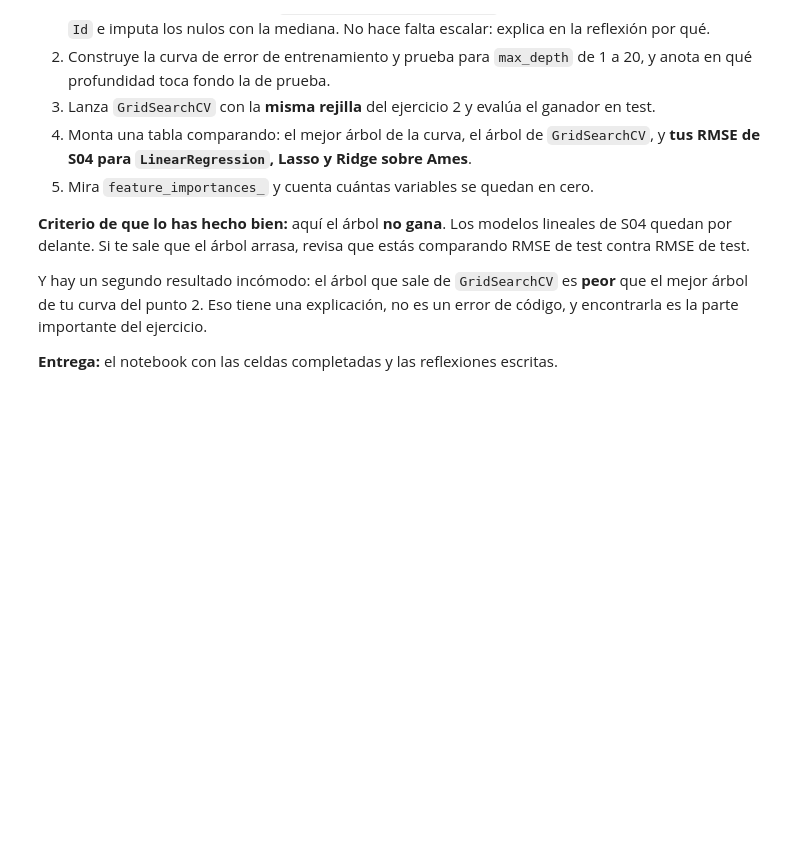
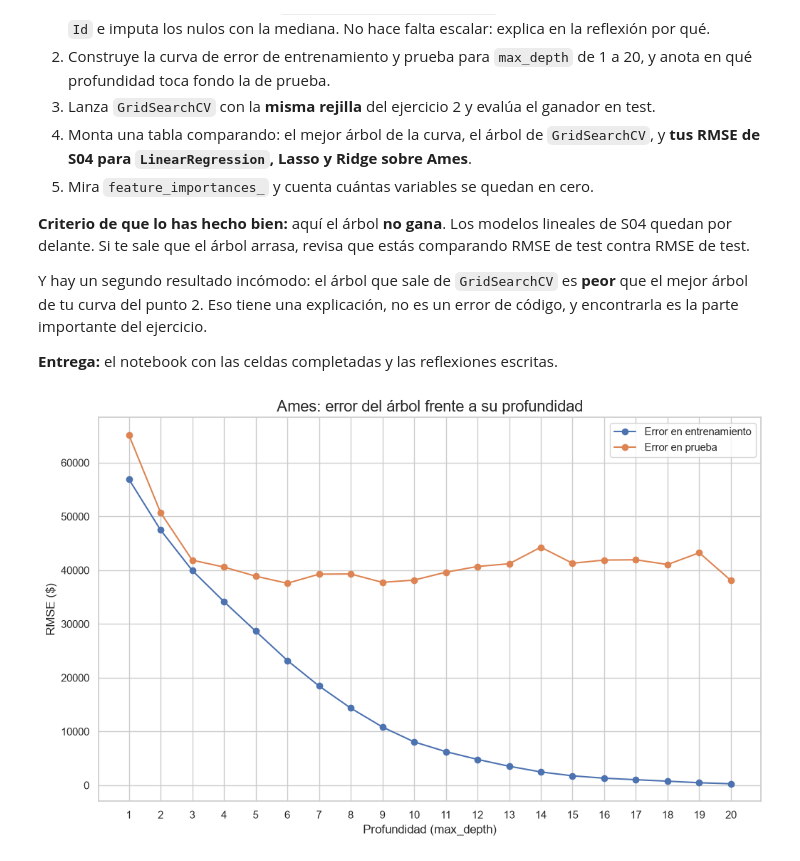
Before and after one commit to alejandrogghh05-web/Data-Science-Prj, a Jupyter notebook: Act5/Judit/S05_Arboles_de_regresion_y_ajuste.ipynb, the cells around one changed output. Saved outputs shown, nothing was run; the diff lists cells and outputs as text; code cells hidden in the pictures; blank space fills up the shorter version.

```diff
--- a/Act5/Judit/S05_Arboles_de_regresion_y_ajuste.ipynb
+++ b/Act5/Judit/S05_Arboles_de_regresion_y_ajuste.ipynb
@@ -458,4 +578,86 @@ Y hay un segundo resultado incómodo: el árbol que sale de `GridSearchCV` es **
 # %%
 # TODO: completa esta celda
 # La preparación de Ames es idéntica a la de S04: puedes copiar aquellas celdas, quitando el escalado y el ruido.
 # Para el punto 4, la comparación solo vale si todos los RMSE se miden sobre el mismo conjunto de test y con el mismo `random_state`.
+
+from sklearn.datasets import fetch_openml
+from sklearn.preprocessing import StandardScaler
+from sklearn.linear_model import LinearRegression, LassoCV, RidgeCV
+
+# 1. Ames, preparado como en S04 (sin escalar y sin ruido para los árboles)
+ames = fetch_openml(data_id=42165, as_frame=True, parser="auto")
+df_ames = ames.frame
+df_am = df_ames.select_dtypes(include=np.number).copy().drop(columns=['Id'], errors='ignore')
+for col in df_am.columns:
+    if df_am[col].isnull().any():
+        df_am[col] = df_am[col].fillna(df_am[col].median())
+
+X_am = df_am.drop('SalePrice', axis=1)
+y_am = df_am['SalePrice']
+X_am_train, X_am_test, y_am_train, y_am_test = train_test_split(
+    X_am, y_am, test_size=0.2, random_state=42
+)
+
+# 2. Curva de error, profundidad 1 a 20
+prof = range(1, 21)
+rm_train, rm_test = [], []
+for d in prof:
+    m = DecisionTreeRegressor(max_depth=d, random_state=42).fit(X_am_train, y_am_train)
+    rm_train.append(np.sqrt(mean_squared_error(y_am_train, m.predict(X_am_train))))
+    rm_test.append(np.sqrt(mean_squared_error(y_am_test, m.predict(X_am_test))))
+
+plt.figure(figsize=(12, 7))
+plt.plot(prof, rm_train, 'o-', label='Error en entrenamiento')
+plt.plot(prof, rm_test, 'o-', label='Error en prueba')
+plt.xlabel('Profundidad (max_depth)'); plt.ylabel('RMSE ($)')
+plt.title('Ames: error del árbol frente a su profundidad', fontsize=16)
+plt.xticks(list(prof)); plt.legend(); plt.grid(True); plt.show()
+
+d_curva = list(prof)[int(np.argmin(rm_test))]
+rmse_curva = min(rm_test)
+print(f"La curva de prueba toca fondo en max_depth={d_curva}: ${rmse_curva:,.0f}")
+
+# 3. GridSearchCV con la MISMA rejilla del ejercicio 2
+param_grid_am = {
+    'max_depth': [7, 9, 11, 13],
+    'min_samples_leaf': [5, 10, 15],
+    'min_samples_split': [10, 20, 30],
+}
+grid_am = GridSearchCV(DecisionTreeRegressor(random_state=42), param_grid_am,
+                       scoring='neg_mean_squared_error', cv=5, n_jobs=-1)
+grid_am.fit(X_am_train, y_am_train)
+mejor_am = grid_am.best_estimator_
+rmse_grid_am = np.sqrt(mean_squared_error(y_am_test, mejor_am.predict(X_am_test)))
+print("best_params_:", grid_am.best_params_)
+print(f"RMSE CV del ganador: ${np.sqrt(-grid_am.best_score_):,.0f} | RMSE test: ${rmse_grid_am:,.0f}")
+
+# S04: LinearRegression, LassoCV y RidgeCV sobre Ames, tal cual se hizo allí
+Xs = StandardScaler().fit_transform(X_am)          # en S04 se escaló ANTES de partir
+np.random.seed(42)
+Xs_ruido = np.hstack((Xs, np.random.rand(Xs.shape[0], 5)))
+Xs_tr, Xs_te, ys_tr, ys_te = train_test_split(Xs_ruido, y_am, test_size=0.2, random_state=42)
+alphas = np.logspace(-6, 6, 13)
+
+def rmse_test_s04(modelo):
+    modelo.fit(Xs_tr, ys_tr)
+    return np.sqrt(mean_squared_error(ys_te, modelo.predict(Xs_te)))
+
+rmse_lr_am = rmse_test_s04(LinearRegression())
+rmse_lasso_am = rmse_test_s04(LassoCV(alphas=alphas, cv=5, random_state=42))
+rmse_ridge_am = rmse_test_s04(RidgeCV(alphas=alphas))
+print("Mismo test que el de los árboles:", ys_te.equals(y_am_test))
+
+# 4. Tabla
+tabla_am = pd.DataFrame({
+    'Modelo': [f'Mejor árbol de la curva (depth={d_curva})', 'Árbol GridSearchCV',
+               'LinearRegression (S04)', 'Lasso (S04)', 'Ridge (S04)'],
+    'RMSE test ($)': [rmse_curva, rmse_grid_am, rmse_lr_am, rmse_lasso_am, rmse_ridge_am],
+})
+print(tabla_am.round(0).to_string(index=False))
+
+# 5. Importancias a cero
+imp_am = pd.Series(mejor_am.feature_importances_, index=X_am.columns).sort_values(ascending=False)
+print(f"\nVariables con importancia 0: {(imp_am == 0).sum()} de {len(imp_am)}")
+print(imp_am.head(5).round(3))
+# %% [output]
+[figure, added]
```
Also changed, not shown: parts of 9 cells of this notebook.
